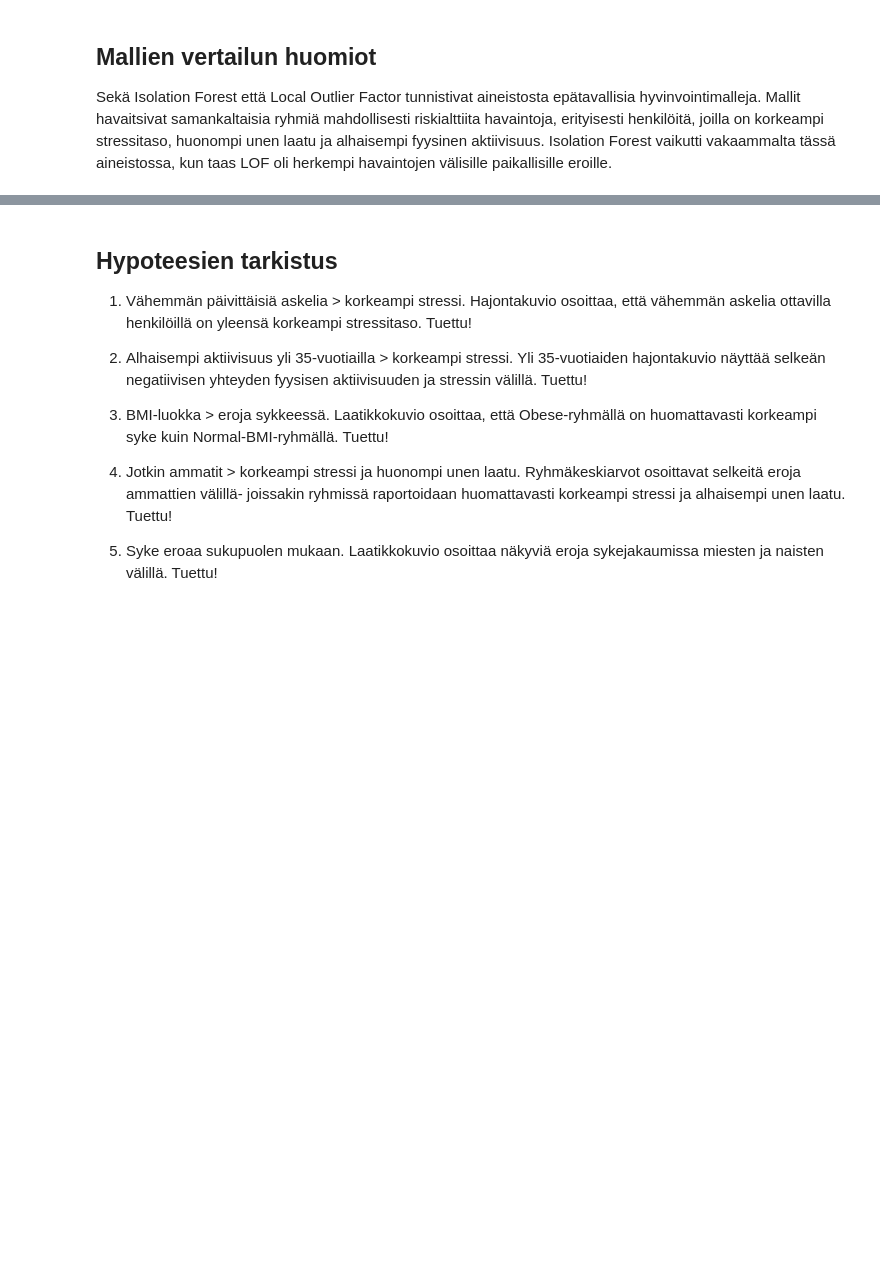
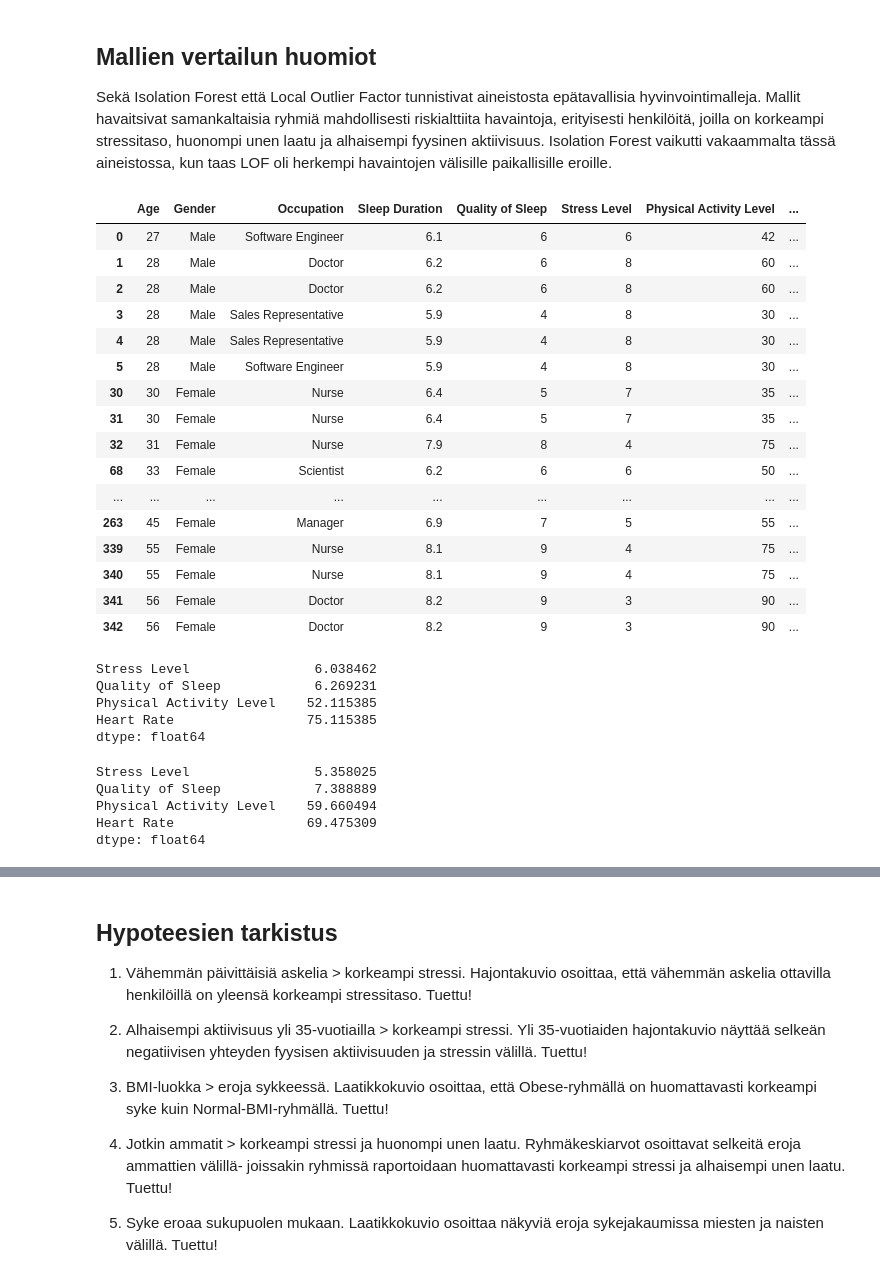
Before and after one commit to TanjaMel/wellbeing_and_sleep, a Jupyter notebook: sleep_wellbeing_analysis.ipynb, the cells around one changed output, grey strips where cells are left out. Cells and saved outputs as stored; diff of their text form; code cells hidden in the pictures; blank space fills up the shorter version.

```diff
--- a/analysis.ipynb
+++ b/sleep_wellbeing_analysis.ipynb
@@ -453,3 +494,69 @@ plt.show()
 Sekä Isolation Forest että Local Outlier Factor tunnistivat aineistosta epätavallisia hyvinvointimalleja.
 Mallit havaitsivat samankaltaisia ryhmiä mahdollisesti riskialttiita havaintoja, erityisesti henkilöitä, joilla on korkeampi stressitaso, huonompi unen laatu ja alhaisempi fyysinen aktiivisuus.
 Isolation Forest vaikutti vakaammalta tässä aineistossa, kun taas LOF oli herkempi havaintojen välisille paikallisille eroille.
+# %%
+shared_anomalies = df[
+    (df["Anomaly"] == -1) &
+    (df["LOF_Anomaly"] == -1)
+]
+
+shared_anomalies[[
+    "Age",
+    "Gender",
+    "Occupation",
+    "Sleep Duration",
+    "Quality of Sleep",
+    "Stress Level",
+    "Physical Activity Level",
+    "Heart Rate",
+    "Sleep Disorder"
+]]
+# %% [output]
+|  | Age | Gender | Occupation | Sleep Duration | Quality of Sleep | Stress Level | Physical Activity Level | ... |
+| 0 | 27 | Male | Software Engineer | 6.1 | 6 | 6 | 42 | ... |
+| 1 | 28 | Male | Doctor | 6.2 | 6 | 8 | 60 | ... |
+| 2 | 28 | Male | Doctor | 6.2 | 6 | 8 | 60 | ... |
+| 3 | 28 | Male | Sales Representative | 5.9 | 4 | 8 | 30 | ... |
+| 4 | 28 | Male | Sales Representative | 5.9 | 4 | 8 | 30 | ... |
+| 5 | 28 | Male | Software Engineer | 5.9 | 4 | 8 | 30 | ... |
+| 30 | 30 | Female | Nurse | 6.4 | 5 | 7 | 35 | ... |
+| 31 | 30 | Female | Nurse | 6.4 | 5 | 7 | 35 | ... |
+| 32 | 31 | Female | Nurse | 7.9 | 8 | 4 | 75 | ... |
+| 68 | 33 | Female | Scientist | 6.2 | 6 | 6 | 50 | ... |
+| ... | ... | ... | ... | ... | ... | ... | ... | ... |
+| 263 | 45 | Female | Manager | 6.9 | 7 | 5 | 55 | ... |
+| 339 | 55 | Female | Nurse | 8.1 | 9 | 4 | 75 | ... |
+| 340 | 55 | Female | Nurse | 8.1 | 9 | 4 | 75 | ... |
+| 341 | 56 | Female | Doctor | 8.2 | 9 | 3 | 90 | ... |
+| 342 | 56 | Female | Doctor | 8.2 | 9 | 3 | 90 | ... |
+# %%
+shared_anomalies[[
+    "Stress Level",
+    "Quality of Sleep",
+    "Physical Activity Level",
+    "Heart Rate"
+]].mean()
+# %% [output]
+Stress Level                6.038462
+Quality of Sleep            6.269231
+Physical Activity Level    52.115385
+Heart Rate                 75.115385
+dtype: float64
+# %%
+normal_people = df[
+    (df["Anomaly"] == 1) &
+    (df["LOF_Anomaly"] == 1)
+]
+
+normal_people[[
+    "Stress Level",
+    "Quality of Sleep",
+    "Physical Activity Level",
+    "Heart Rate"
+]].mean()
+# %% [output]
+Stress Level                5.358025
+Quality of Sleep            7.388889
+Physical Activity Level    59.660494
+Heart Rate                 69.475309
+dtype: float64
```
Also changed, not shown: parts of 30 cells of this notebook, 3 other files.
